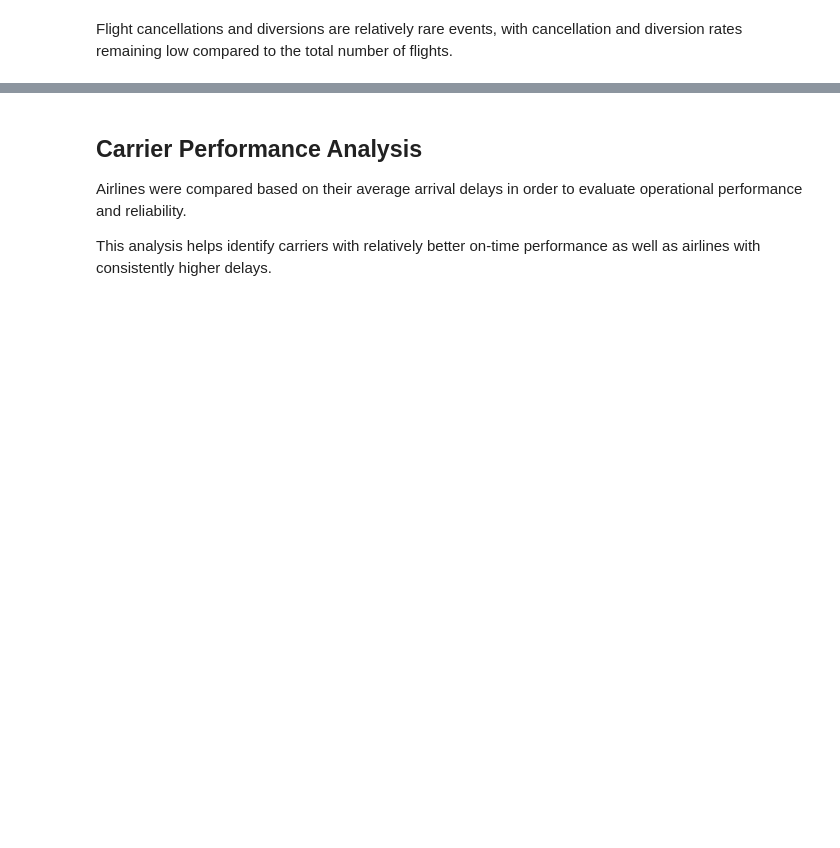
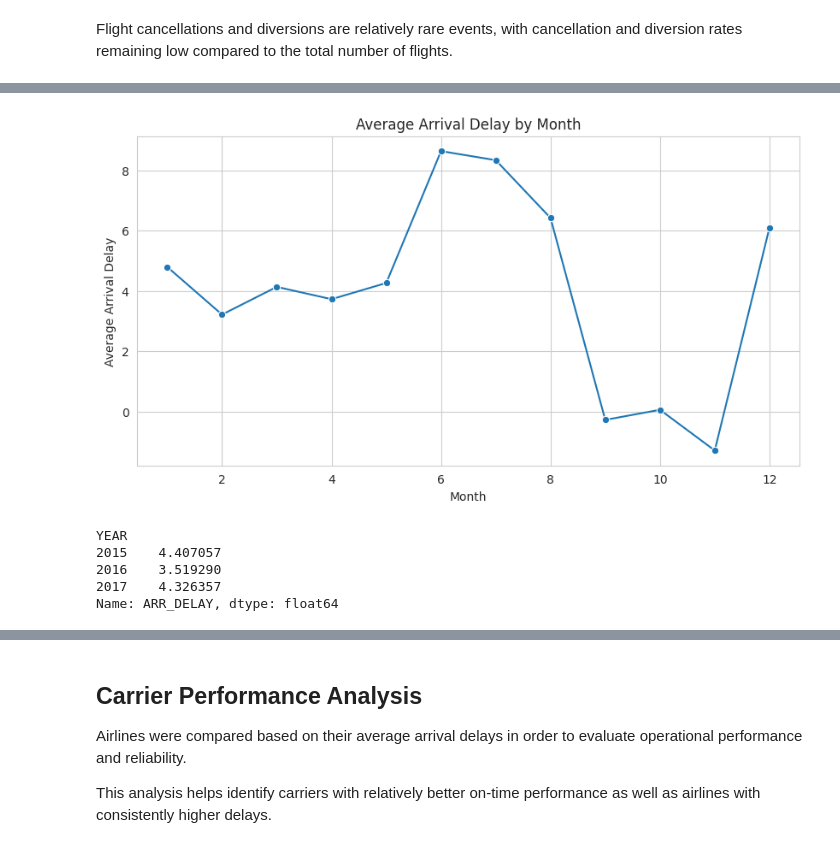
Before and after one commit to fermow/SBU-Data-Science-2026, a Jupyter notebook: Assignment_1/jupyter_notebooks/Untitled.ipynb, the cells around one changed output, grey strips where cells are left out. Cells and saved outputs as stored; diff of their text form; code cells hidden in the pictures; blank space fills up the shorter version.

```diff
--- a/Assignment_1/jupyter_notebooks/Untitled.ipynb
+++ b/Assignment_1/jupyter_notebooks/Untitled.ipynb
@@ -553,0 +583,7 @@ Flight cancellations and diversions are relatively rare events, with cancellatio
+# %%
+monthly_delay = (
+    df.groupby("MONTH")["ARR_DELAY"]
+    .mean()
+)
+
+monthly_delay
@@ -553,0 +605,29 @@ Flight cancellations and diversions are relatively rare events, with cancellatio
+# %%
+plt.figure(figsize=(10, 5))
+
+sb.lineplot(
+    x=monthly_delay.index,
+    y=monthly_delay.values,
+    marker="o"
+)
+
+plt.title("Average Arrival Delay by Month")
+plt.xlabel("Month")
+plt.ylabel("Average Arrival Delay")
+
+plt.show()
+# %% [output]
+[figure, added]
+# %%
+yearly_delay = (
+    df.groupby("YEAR")["ARR_DELAY"]
+    .mean()
+)
+
+yearly_delay
+# %% [output]
+YEAR
+2015    4.407057
+2016    3.519290
+2017    4.326357
+Name: ARR_DELAY, dtype: float64
```
Also changed, not shown: parts of 15 cells of this notebook.
